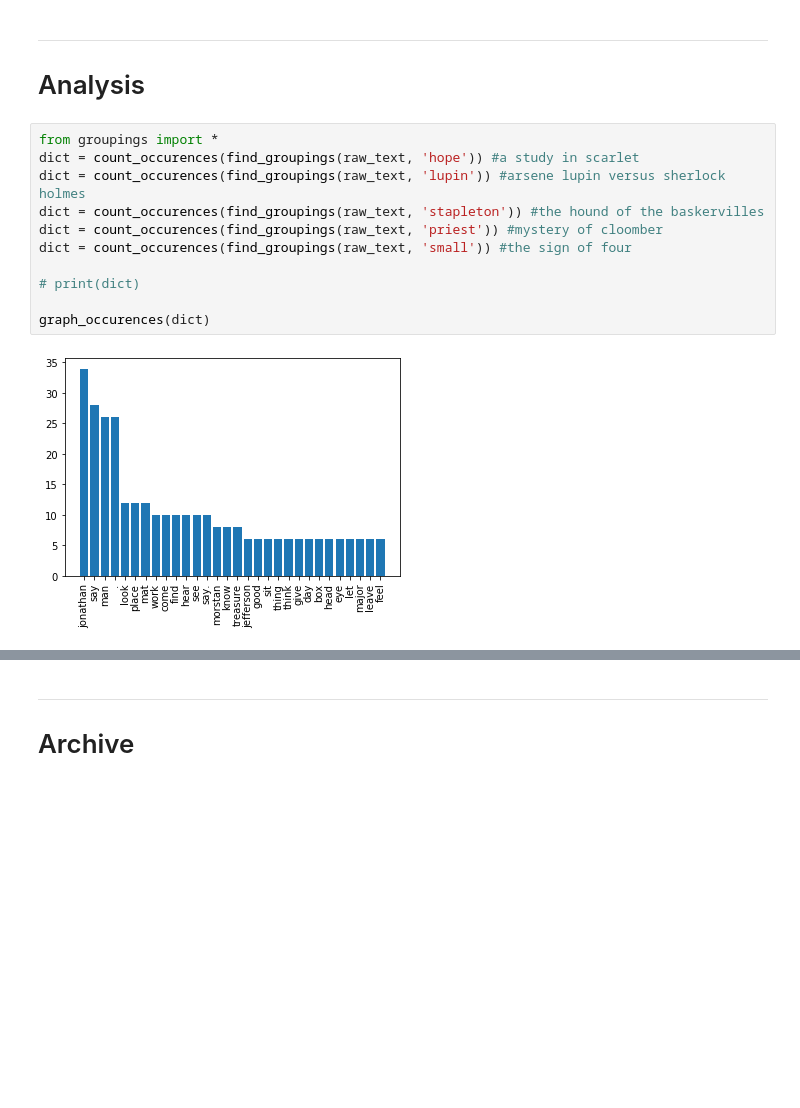
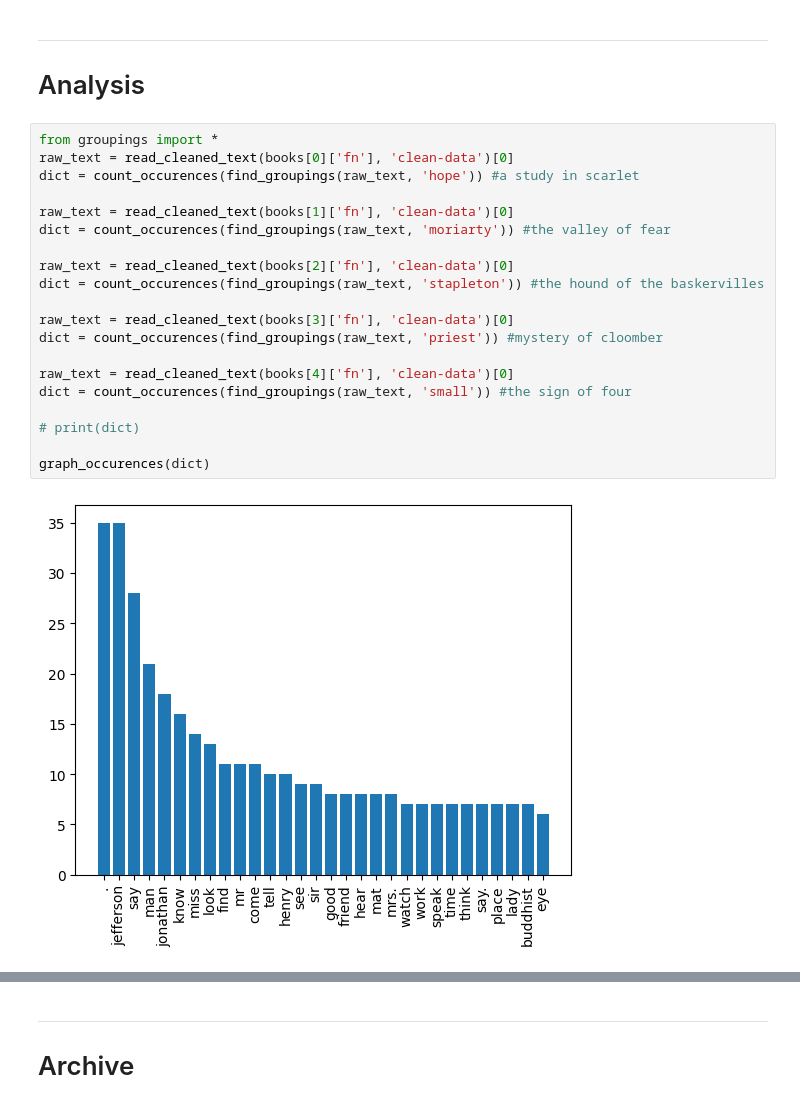
Before and after one commit to hunterprice04/cosc524-projects, a Jupyter notebook: project1/scratch.ipynb, the cells around one changed output, grey strips where cells are left out. Drawn from its saved outputs; the diff is of its cells as text; blank space fills up the shorter version.

Commit message:
Fix groupings code

```diff
--- a/project1/scratch.ipynb
+++ b/project1/scratch.ipynb
@@ -652,14 +652,23 @@ first occurrence of tonga in chapter 11 sentence 13
 # Analysis
 # %%
 from groupings import *
+raw_text = read_cleaned_text(books[0]['fn'], 'clean-data')[0]
 dict = count_occurences(find_groupings(raw_text, 'hope')) #a study in scarlet
-dict = count_occurences(find_groupings(raw_text, 'lupin')) #arsene lupin versus sherlock holmes
+
+raw_text = read_cleaned_text(books[1]['fn'], 'clean-data')[0]
+dict = count_occurences(find_groupings(raw_text, 'moriarty')) #the valley of fear
+
+raw_text = read_cleaned_text(books[2]['fn'], 'clean-data')[0]
 dict = count_occurences(find_groupings(raw_text, 'stapleton')) #the hound of the baskervilles
+
+raw_text = read_cleaned_text(books[3]['fn'], 'clean-data')[0]
 dict = count_occurences(find_groupings(raw_text, 'priest')) #mystery of cloomber
+
+raw_text = read_cleaned_text(books[4]['fn'], 'clean-data')[0]
 dict = count_occurences(find_groupings(raw_text, 'small')) #the sign of four
 
 # print(dict)
 
 graph_occurences(dict)
 # %% [output]
-[figure, old version]
+[figure, new version]
```
Also changed, not shown: parts of 1 cell of this notebook.
